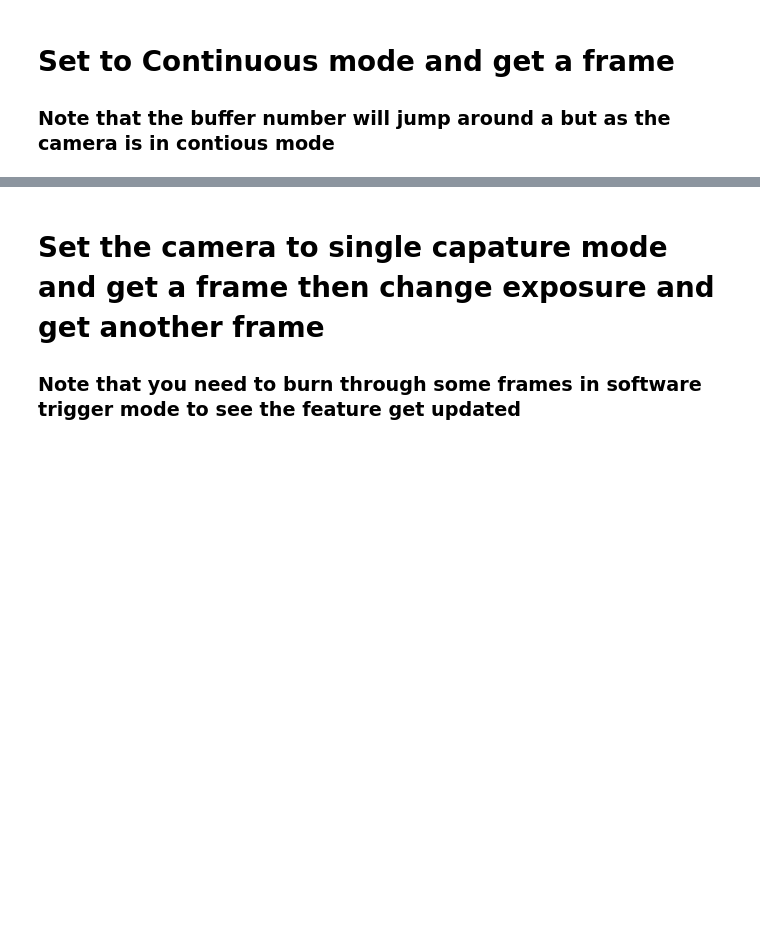
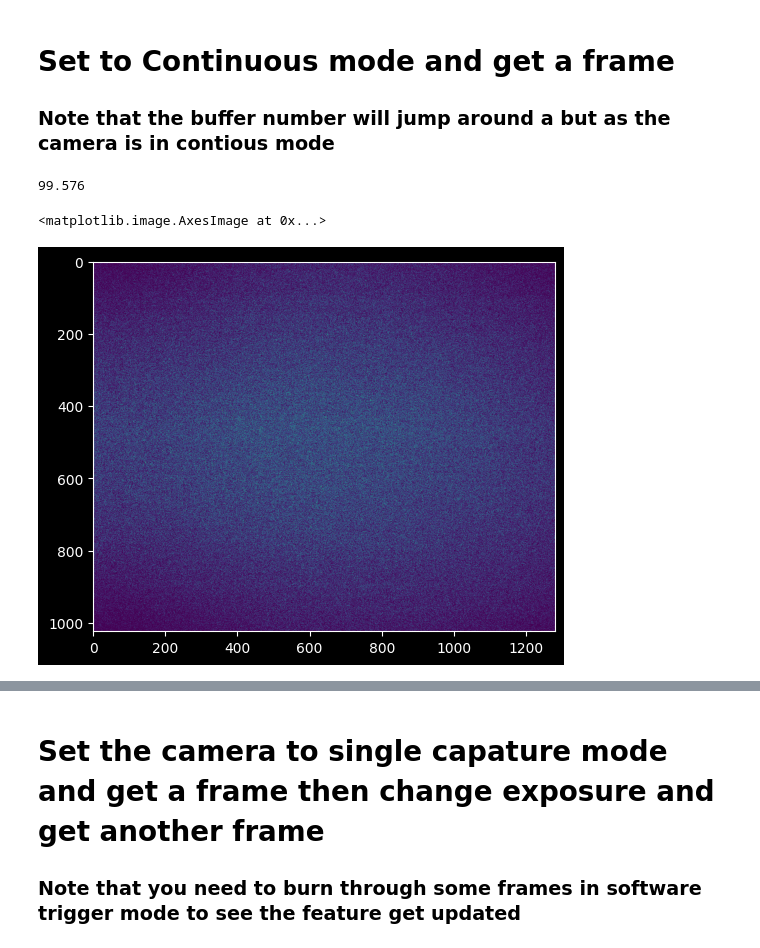
Before and after one commit to Daniel-Dahl/JazLabs, a Jupyter notebook: notebooks/CameraExample.ipynb, the cells around one changed output, grey strips where cells are left out. Drawn from its saved outputs; the diff is of its cells as text; code cells hidden in the pictures; blank space fills up the shorter version.

```diff
--- a/notebooks/CameraExample.ipynb
+++ b/notebooks/CameraExample.ipynb
@@ -29,3 +30,10 @@ del Camobject
 # %% [markdown]
 # Set to Continuous mode and get a frame
 ### Note that the buffer number will jump around a but as the camera is in contious mode
+# %%
+Camobject.SetContinuousMode()
+Camobject.SetExposureTime(100)
+exp=Camobject.GetExposureTime()
+print(exp)
+# %% [output]
+99.576
@@ -32,3 +42,8 @@ del Camobject
+# %%
+plt.imshow(frame)
+# %% [output]
+<matplotlib.image.AxesImage at 0x...>
+[figure, added]
 # %%
 Camobject.SetContinuousMode()
 Camobject.SetExposureTime(100)
```
Also changed, not shown: parts of 11 cells of this notebook, 3 other files.
